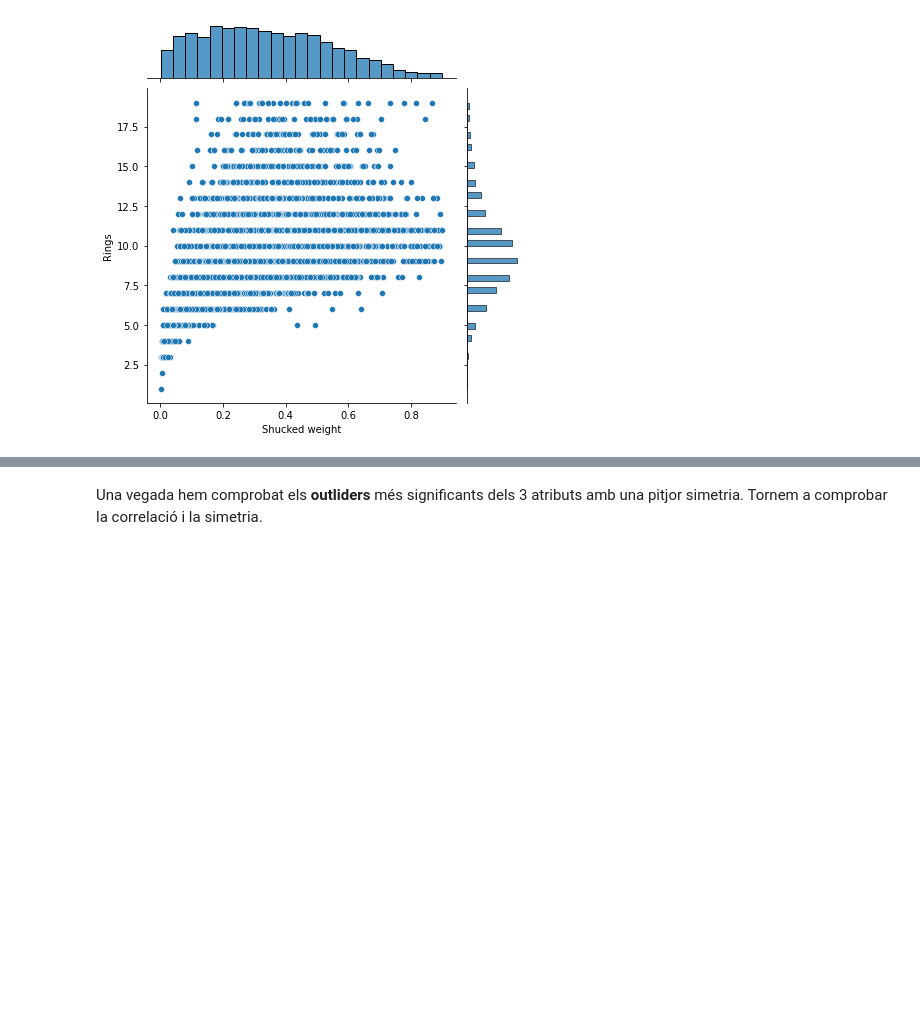
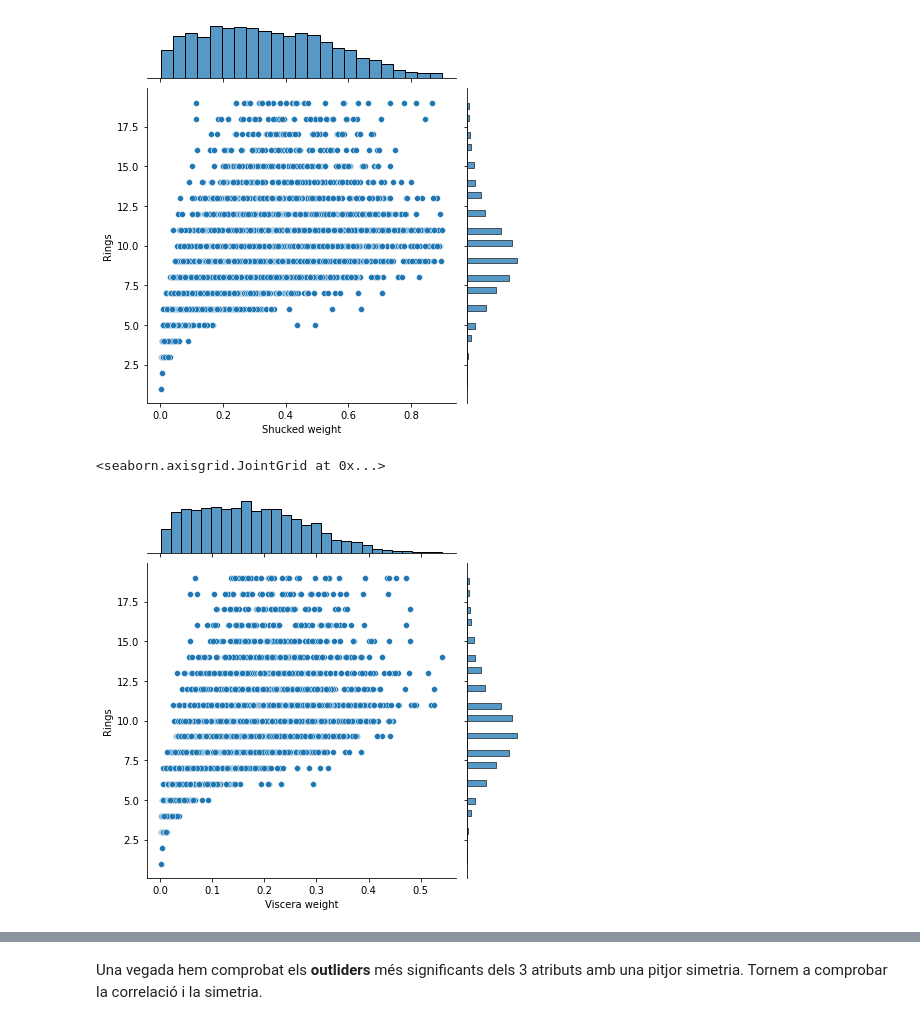
Before and after one commit to murtion/APC-practica-1, a Jupyter notebook: Practica1-Regressio2022-GEIv02_04.ipynb, the cells around one changed output, grey strips where cells are left out. Cells and saved outputs as stored; diff of their text form; code cells hidden in the pictures; blank space fills up the shorter version.

```diff
--- a/Practica1-Regressio2022-GEIv02_04.ipynb
+++ b/Practica1-Regressio2022-GEIv02_04.ipynb
@@ -630,3 +630,8 @@ sns.jointplot(data=dataset, x="Shucked weight", y="Rings")
 # %% [output]
 <seaborn.axisgrid.JointGrid at 0x...>
 [figure]
+# %%
+sns.jointplot(data=dataset, x="Viscera weight", y="Rings")
+# %% [output]
+<seaborn.axisgrid.JointGrid at 0x...>
+[figure, added]
```
Also changed, not shown: parts of 16 cells of this notebook.
